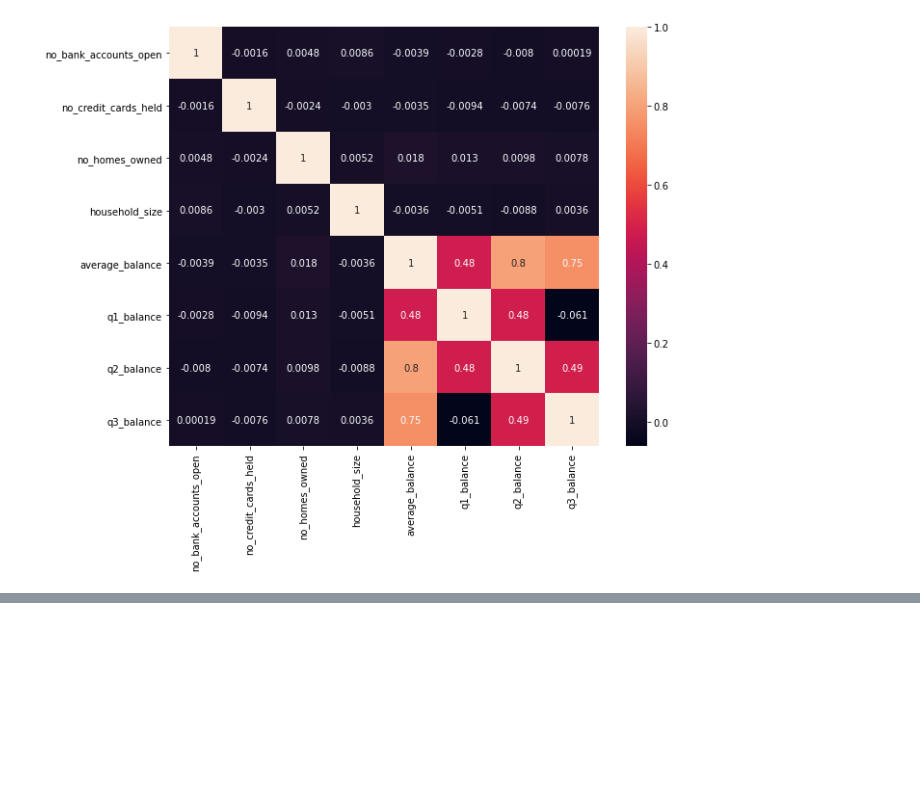
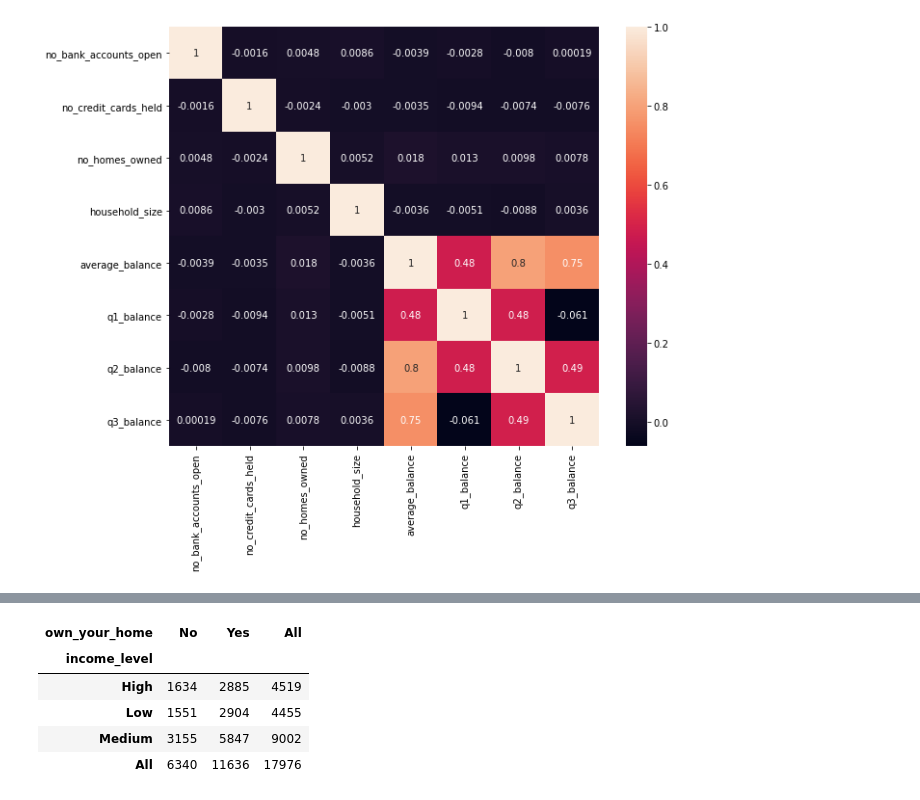
Before and after one commit to jack93g/Mid-Bootcamp-Project-Classification, a Jupyter notebook: deliverables/classification.ipynb, the cells around one changed output, grey strips where cells are left out. Cells and saved outputs as stored; diff of their text form; code cells hidden in the pictures; blank space fills up the shorter version.

```diff
--- a/deliverables/classification.ipynb
+++ b/deliverables/classification.ipynb
@@ -153,0 +226,13 @@ plt.show()
+# %%
+# chi squared test
+# let's start with income level vs own your home
+
+data_crosstab = pd.crosstab(data['income_level'], data['own_your_home'], margins=True)
+data_crosstab
+# %% [output]
+| own_your_home | No | Yes | All |
+| income_level |  |  |  |
+| High | 1634 | 2885 | 4519 |
+| Low | 1551 | 2904 | 4455 |
+| Medium | 3155 | 5847 | 9002 |
+| All | 6340 | 11636 | 17976 |
```
Also changed, not shown: parts of 18 cells of this notebook, 1 other file.
